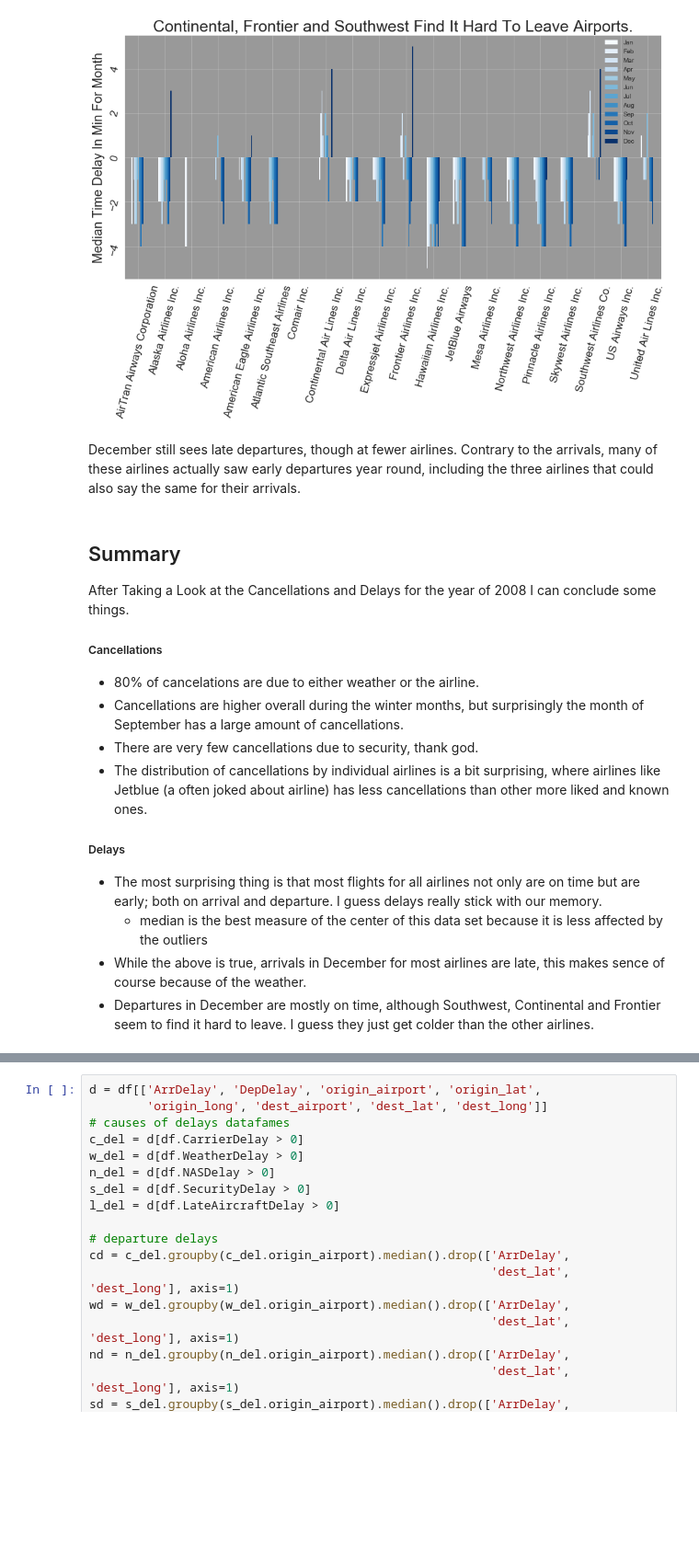
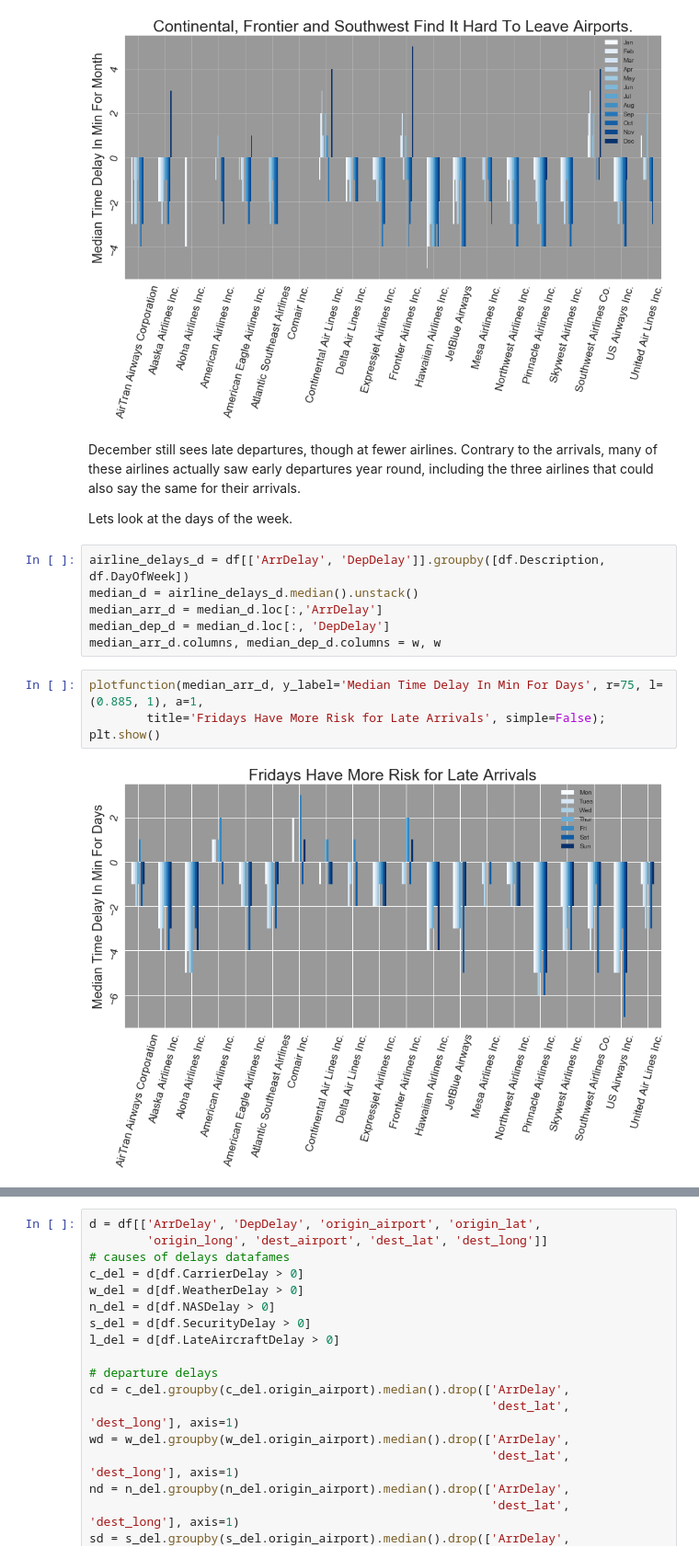
Before and after one commit to matthewswogger/group_project, a Jupyter notebook: HW #2 Intro to Viz.ipynb, the cells around one changed output, grey strips where cells are left out. Shown at 92% size. Saved outputs shown, nothing was run; the diff lists cells and outputs as text; blank space fills up the shorter version.

```diff
--- a/HW #2 Intro to Viz.ipynb
+++ b/HW #2 Intro to Viz.ipynb
@@ -295,21 +296,16 @@ plt.show()
 [figure]
 # %% [markdown]
 December still sees late departures, though at fewer airlines. Contrary to the arrivals, many of these airlines actually saw early departures year round, including the three airlines that could also say the same for their arrivals.
+
+Lets look at the days of the week.
-# %% [markdown]
-## Summary
-
-After Taking a Look at the Cancellations and Delays for the year of 2008 I can conclude some things.
-
-##### Cancellations
-
-- 80% of cancelations are due to either weather or the airline.
-- Cancellations are higher overall during the winter months, but surprisingly the month of September has a large amount of cancellations.
-- There are very few cancellations due to security, thank god.
-- The distribution of cancellations by individual airlines is a bit surprising, where airlines like Jetblue (a often joked about airline) has less cancellations than other more liked and known ones.
-
-##### Delays
-
-- The most surprising thing is that most flights for all airlines not only are on time but are early; both on arrival and departure. I guess delays really stick with our memory.
-  - median is the best measure of the center of this data set because it is less affected by the outliers
-- While the above is true, arrivals in December for most airlines are late, this makes sence of course because of the weather.
-- Departures in December are mostly on time, although Southwest, Continental and Frontier seem to find it hard to leave. I guess they just get colder than the other airlines.
+# %%
+airline_delays_d = df[['ArrDelay', 'DepDelay']].groupby([df.Description, df.DayOfWeek])
+median_d = airline_delays_d.median().unstack()
+median_arr_d = median_d.loc[:,'ArrDelay']
+median_dep_d = median_d.loc[:, 'DepDelay']
+median_arr_d.columns, median_dep_d.columns = w, w
+# %%
+plotfunction(median_arr_d, y_label='Median Time Delay In Min For Days', r=75, l=(0.885, 1), a=1,
+        title='Fridays Have More Risk for Late Arrivals', simple=False); plt.show()
+# %% [output]
+[figure, added]
```
Also changed, not shown: parts of 20 cells of this notebook.
